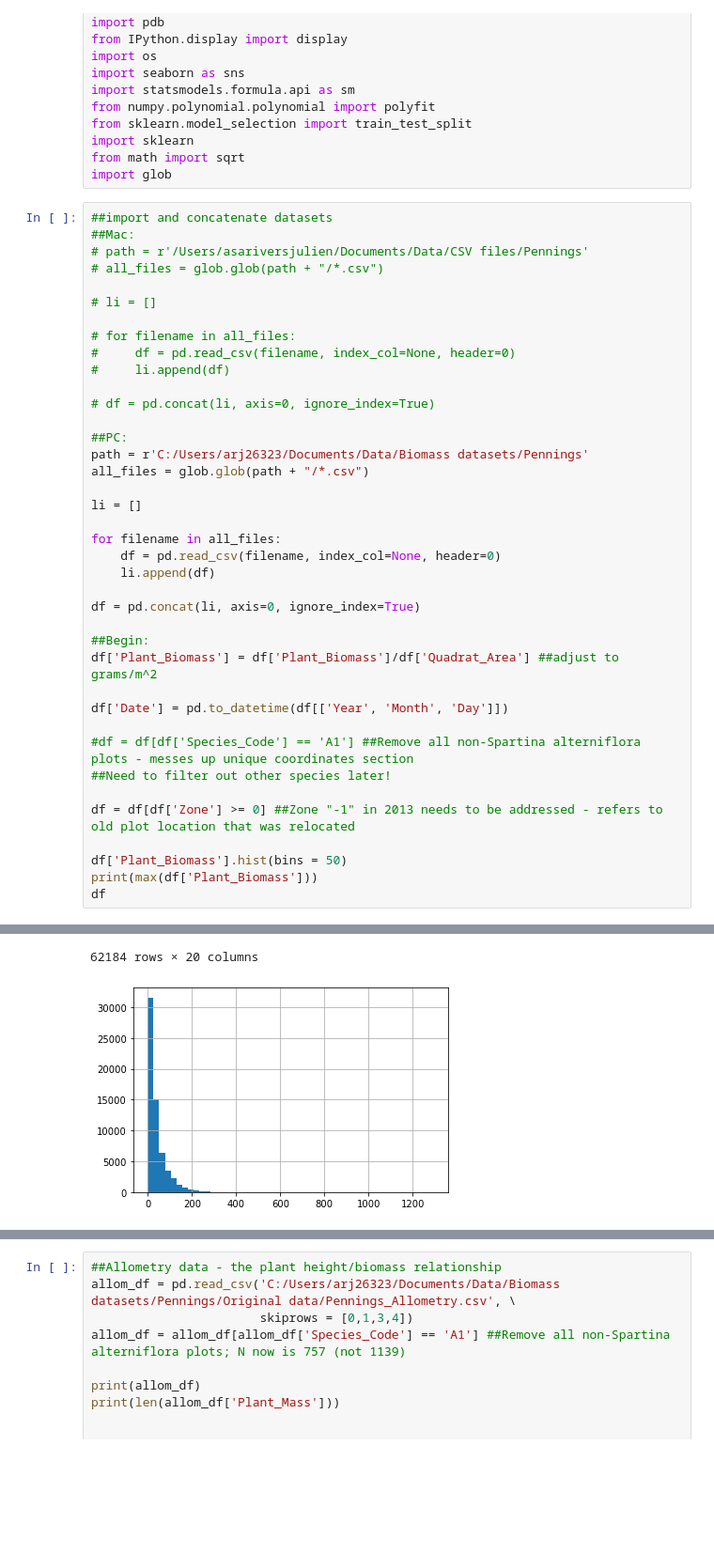
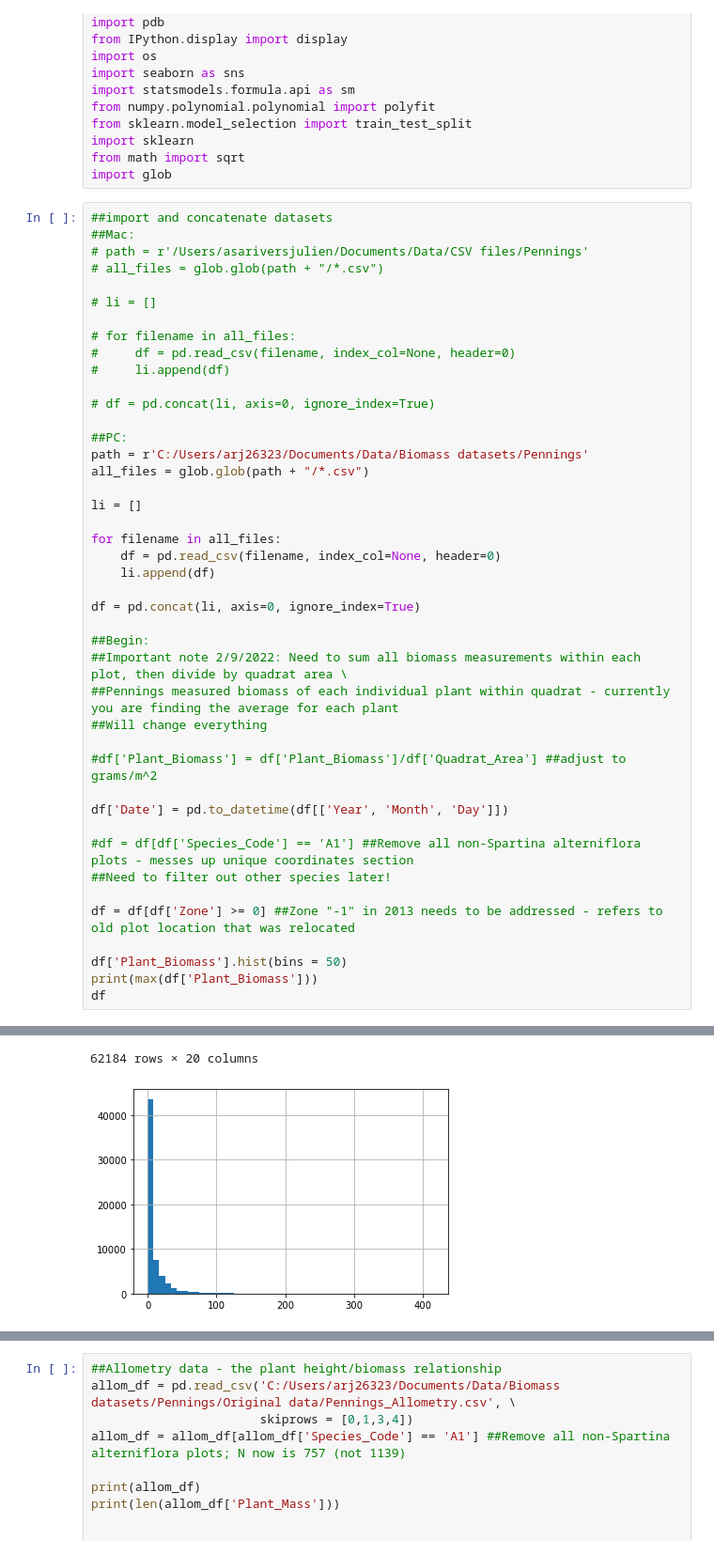
Before and after one commit to asajulien/PhD, a Jupyter notebook: Jupyter/Biomass-GA LTER.ipynb, the cells around one changed output, grey strips where cells are left out. Shown: that part at 94% size. Cells and saved outputs as stored; diff of their text form; blank space fills up the shorter version.

Commit message:
Begin to fix issues with Pennings data (GA_biomass) - more work required

```diff
--- a/Jupyter/Biomass-GA LTER.ipynb
+++ b/Jupyter/Biomass-GA LTER.ipynb
@@ -39,7 +39,11 @@ for filename in all_files:
 df = pd.concat(li, axis=0, ignore_index=True)
 
 ##Begin:
-df['Plant_Biomass'] = df['Plant_Biomass']/df['Quadrat_Area'] ##adjust to grams/m^2
+##Important note 2/9/2022: Need to sum all biomass measurements within each plot, then divide by quadrat area \
+##Pennings measured biomass of each individual plant within quadrat - currently you are finding the average for each plant
+##Will change everything
+
+#df['Plant_Biomass'] = df['Plant_Biomass']/df['Quadrat_Area'] ##adjust to grams/m^2
 
 df['Date'] = pd.to_datetime(df[['Year', 'Month', 'Day']])
 
@@ -56,14 +60,14 @@ df
 |  | Year | Month | Day | Site | Zone | Plot | Location | Flag_Location | Location_Notes | ... |
 | 0 | 2000 | 10 | 11 | 1 | 1 | 1 | GCE1_CB1 | NaN | NaN | ... |
 | 1 | 2000 | 10 | 11 | 1 | 1 | 1 | GCE1_CB1 | NaN | NaN | ... |
 | 2 | 2000 | 10 | 11 | 1 | 1 | 1 | GCE1_CB1 | NaN | NaN | ... |
 | 3 | 2000 | 10 | 11 | 1 | 1 | 1 | GCE1_CB1 | NaN | NaN | ... |
 | 4 | 2000 | 10 | 11 | 1 | 1 | 1 | GCE1_CB1 | NaN | NaN | ... |
 | ... | ... | ... | ... | ... | ... | ... | ... | ... | ... | ... |
 | 62345 | 2019 | 10 | 5 | 10 | 3 | 8 | GCE10_JN8 | NaN | NaN | ... |
 | 62346 | 2019 | 10 | 5 | 10 | 3 | 8 | GCE10_JN8 | NaN | NaN | ... |
 | 62347 | 2019 | 10 | 5 | 10 | 3 | 8 | GCE10_JN8 | NaN | NaN | ... |
 | 62348 | 2019 | 10 | 5 | 10 | 3 | 8 | GCE10_JN8 | NaN | NaN | ... |
 | 62349 | 2019 | 10 | 5 | 10 | 3 | 8 | GCE10_JN8 | NaN | NaN | ... |
 62184 rows × 20 columns
-[figure, old version]
+[figure, new version]
```
Also changed, not shown: parts of 6 cells of this notebook.
